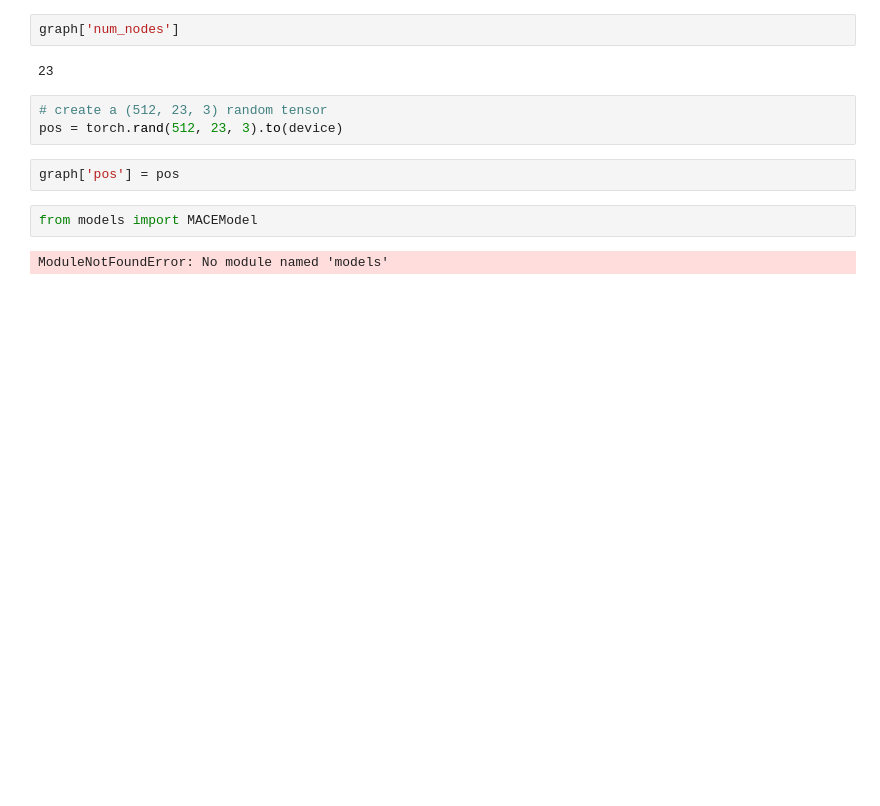
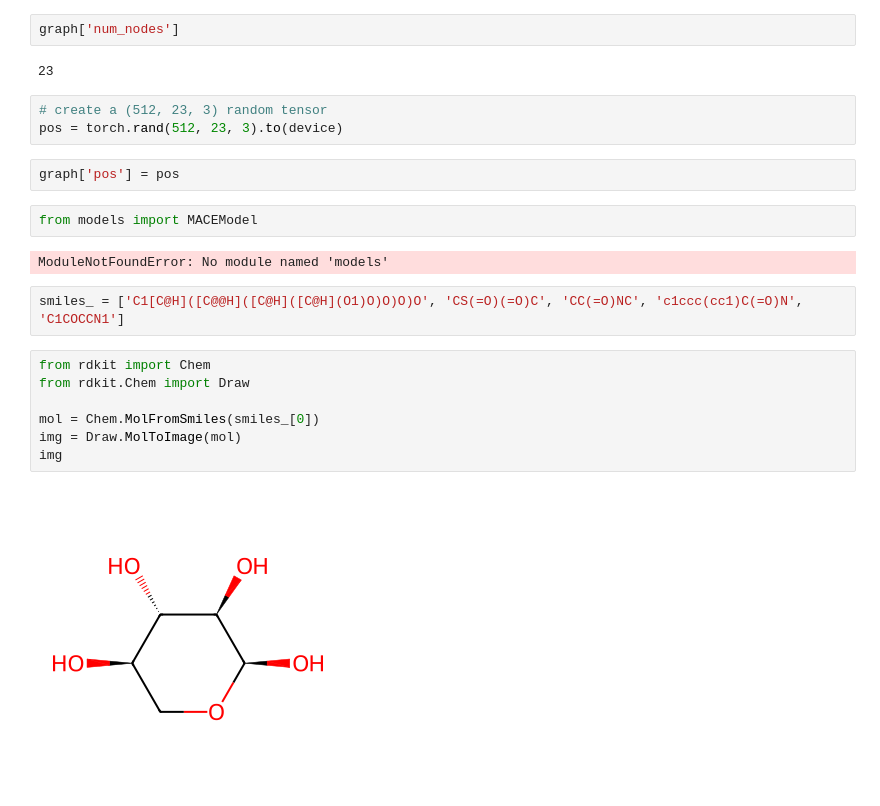
Before and after one commit to Radoralev/gfn-energy, a Jupyter notebook: energy_sampling/notebooks/playground.ipynb, the cells around one changed output. Cells and saved outputs as stored; diff of their text form; blank space fills up the shorter version.

```diff
--- a/energy_sampling/notebooks/playground.ipynb
+++ b/energy_sampling/notebooks/playground.ipynb
@@ -89,3 +107,14 @@ graph['pos'] = pos
 from models import MACEModel
 # %% [output]
 ModuleNotFoundError: No module named 'models'
+# %%
+smiles_ = ['C1[C@H]([C@@H]([C@H]([C@H](O1)O)O)O)O', 'CS(=O)(=O)C', 'CC(=O)NC', 'c1ccc(cc1)C(=O)N', 'C1COCCN1']
+# %%
+from rdkit import Chem
+from rdkit.Chem import Draw
+
+mol = Chem.MolFromSmiles(smiles_[0])
+img = Draw.MolToImage(mol)
+img
+# %% [output]
+[figure, added]
```
Also changed, not shown: parts of 16 cells of this notebook, 5 other files.
